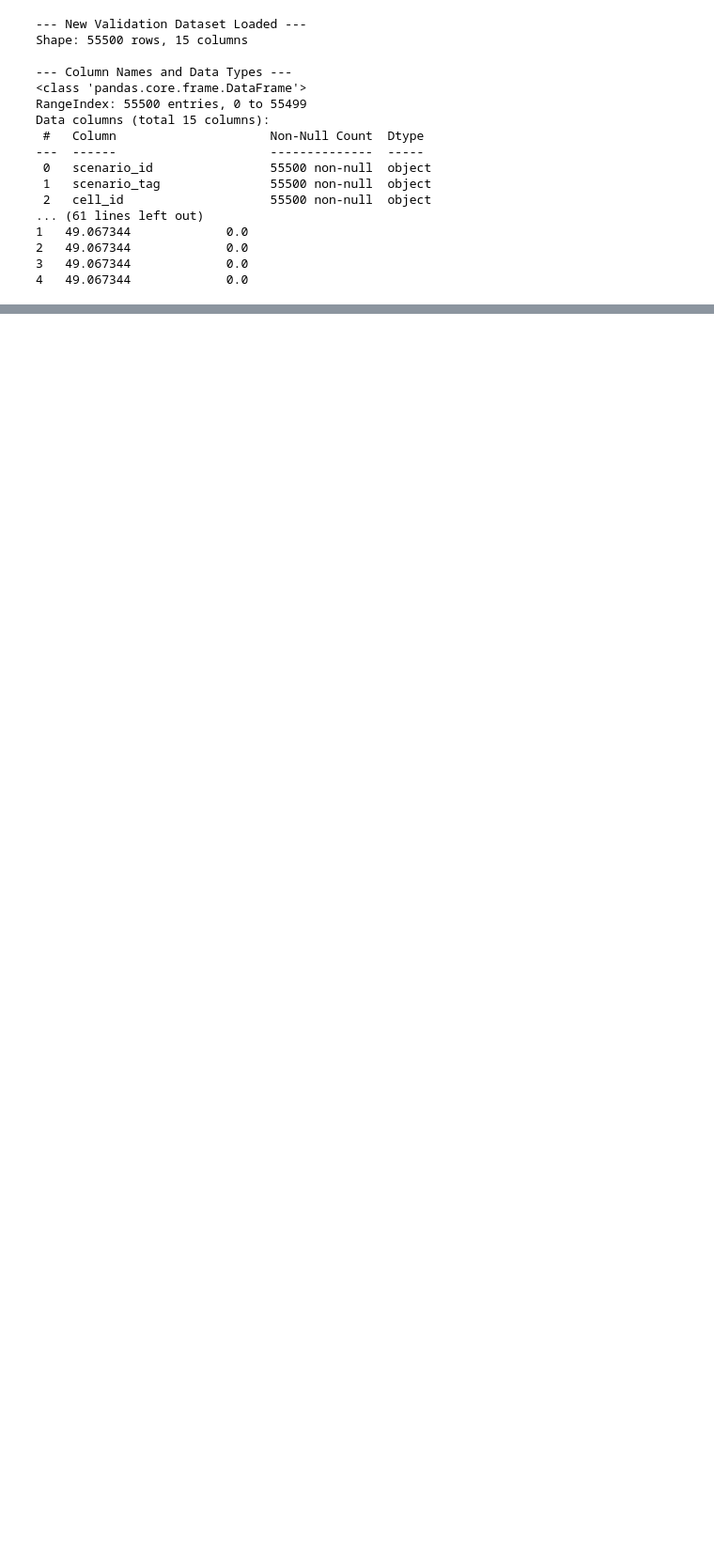
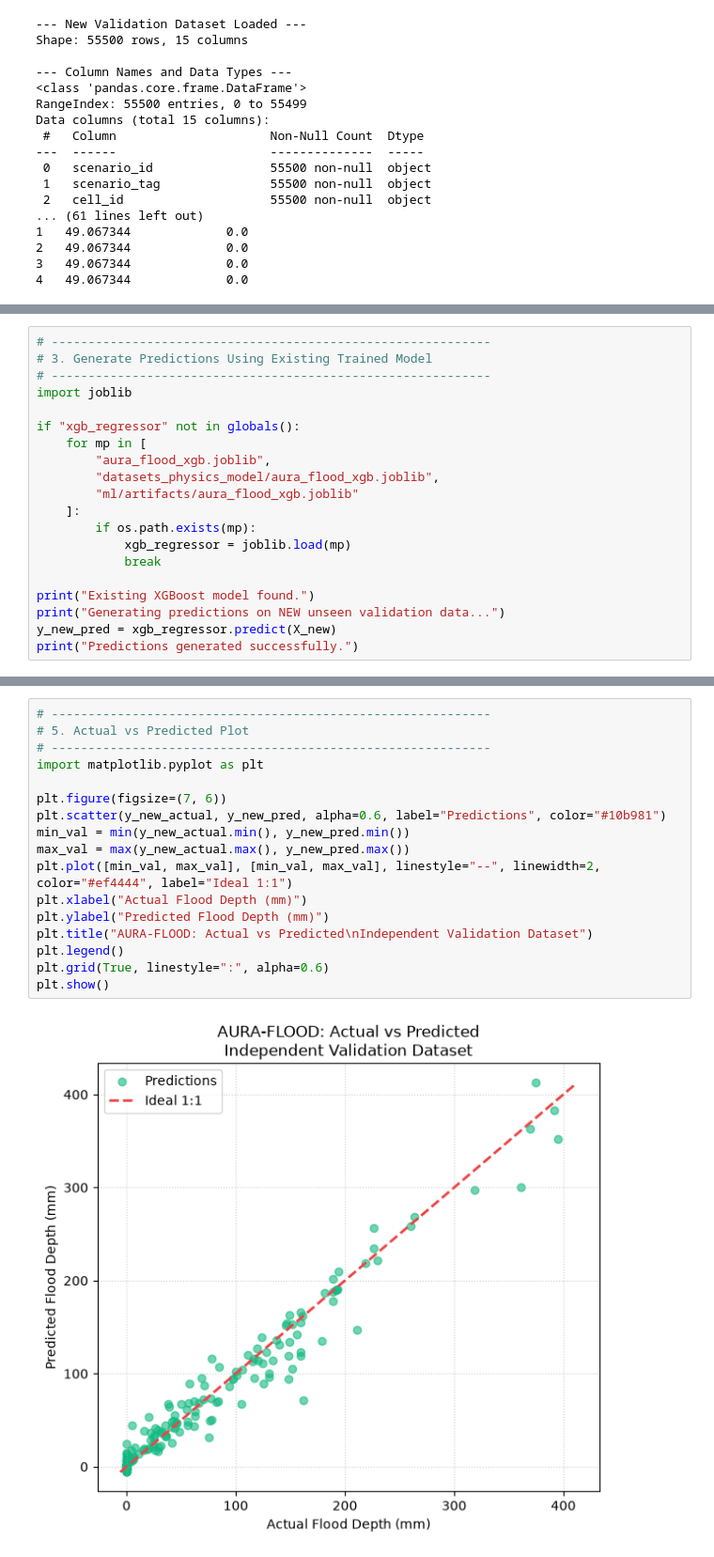
Before and after one commit to Vasanth-repos/SafeSurge, a Jupyter notebook: datasets_physics_model/drainage_ps.ipynb, the cells around one changed output, grey strips where cells are left out. Shown at 94% size. Saved outputs shown, nothing was run; the diff lists cells and outputs as text; blank space fills up the shorter version.

Commit message:
feat(colab): complete all remaining independent validation steps in drainage_ps.ipynb with plots, tables, and GO verdict

```diff
--- a/datasets_physics_model/drainage_ps.ipynb
+++ b/datasets_physics_model/drainage_ps.ipynb
@@ -1337,0 +1264,20 @@ Name: max_water_depth_at_sensor_cm, dtype: float64
+# %%
+# ------------------------------------------------------------
+# 3. Generate Predictions Using Existing Trained Model
+# ------------------------------------------------------------
+import joblib
+
+if "xgb_regressor" not in globals():
+    for mp in [
+        "aura_flood_xgb.joblib",
+        "datasets_physics_model/aura_flood_xgb.joblib",
+        "ml/artifacts/aura_flood_xgb.joblib"
+    ]:
+        if os.path.exists(mp):
+            xgb_regressor = joblib.load(mp)
+            break
+
+print("Existing XGBoost model found.")
+print("Generating predictions on NEW unseen validation data...")
+y_new_pred = xgb_regressor.predict(X_new)
+print("Predictions generated successfully.")
@@ -1337,0 +1332,19 @@ Name: max_water_depth_at_sensor_cm, dtype: float64
+# %%
+# ------------------------------------------------------------
+# 5. Actual vs Predicted Plot
+# ------------------------------------------------------------
+import matplotlib.pyplot as plt
+
+plt.figure(figsize=(7, 6))
+plt.scatter(y_new_actual, y_new_pred, alpha=0.6, label="Predictions", color="#10b981")
+min_val = min(y_new_actual.min(), y_new_pred.min())
+max_val = max(y_new_actual.max(), y_new_pred.max())
+plt.plot([min_val, max_val], [min_val, max_val], linestyle="--", linewidth=2, color="#ef4444", label="Ideal 1:1")
+plt.xlabel("Actual Flood Depth (mm)")
+plt.ylabel("Predicted Flood Depth (mm)")
+plt.title("AURA-FLOOD: Actual vs Predicted\nIndependent Validation Dataset")
+plt.legend()
+plt.grid(True, linestyle=":", alpha=0.6)
+plt.show()
+# %% [output]
+[figure, added]
```
Also changed, not shown: parts of 14 cells of this notebook, 1 other file.
